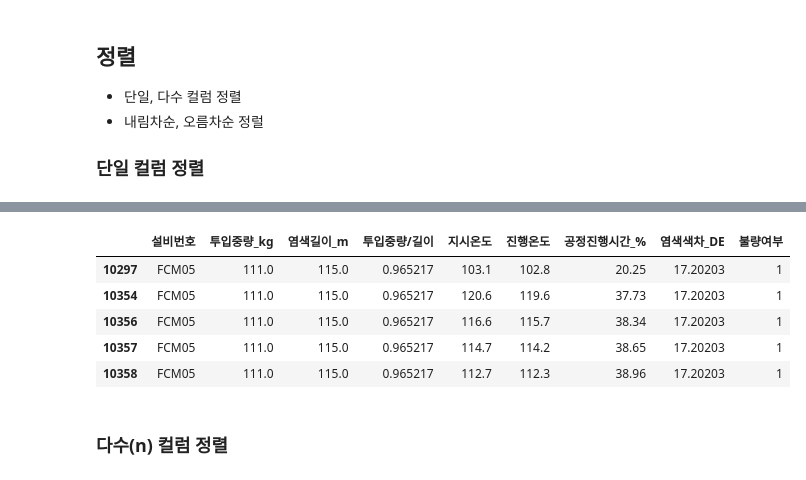
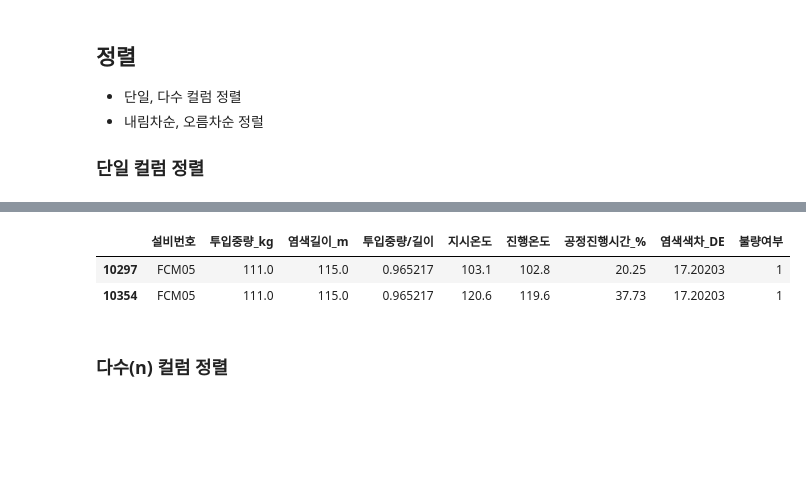
Before and after one commit to tech-ai88/Data, a Jupyter notebook: 01.Pandas.ipynb, the cells around one changed output, grey strips where cells are left out. Drawn from its saved outputs; the diff is of its cells as text; code cells hidden in the pictures; blank space fills up the shorter version.

```diff
--- a/01.Pandas.ipynb
+++ b/01.Pandas.ipynb
@@ -704,13 +766,10 @@ dye.sort_values(by='염색색차_DE').head()      # 원본 데이터 영향을
 # %%
 # 염색 색차 정렬 - 내림 차순
-dye.sort_values(by='염색색차_DE', ascending=False).head()
+dye.sort_values(by='염색색차_DE', ascending=False).head(2)
 # %% [output]
 |  | 설비번호 | 투입중량_kg | 염색길이_m | 투입중량/길이 | 지시온도 | 진행온도 | 공정진행시간_% | 염색색차_DE | 불량여부 |
 | 10297 | FCM05 | 111.0 | 115.0 | 0.965217 | 103.1 | 102.8 | 20.25 | 17.20203 | 1 |
 | 10354 | FCM05 | 111.0 | 115.0 | 0.965217 | 120.6 | 119.6 | 37.73 | 17.20203 | 1 |
-| 10356 | FCM05 | 111.0 | 115.0 | 0.965217 | 116.6 | 115.7 | 38.34 | 17.20203 | 1 |
-| 10357 | FCM05 | 111.0 | 115.0 | 0.965217 | 114.7 | 114.2 | 38.65 | 17.20203 | 1 |
-| 10358 | FCM05 | 111.0 | 115.0 | 0.965217 | 112.7 | 112.3 | 38.96 | 17.20203 | 1 |
 # %% [markdown]
 ### 다수(n) 컬럼 정렬
 # %%
```
Also changed, not shown: parts of 61 cells of this notebook, 2 other files.
